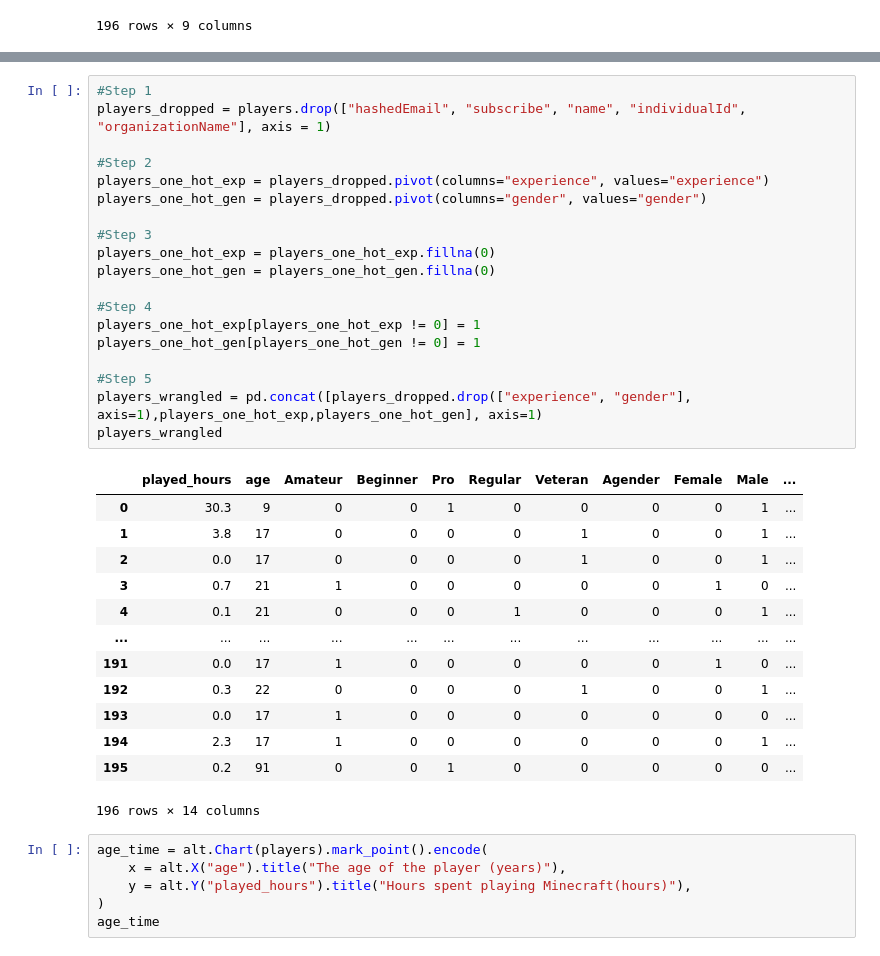
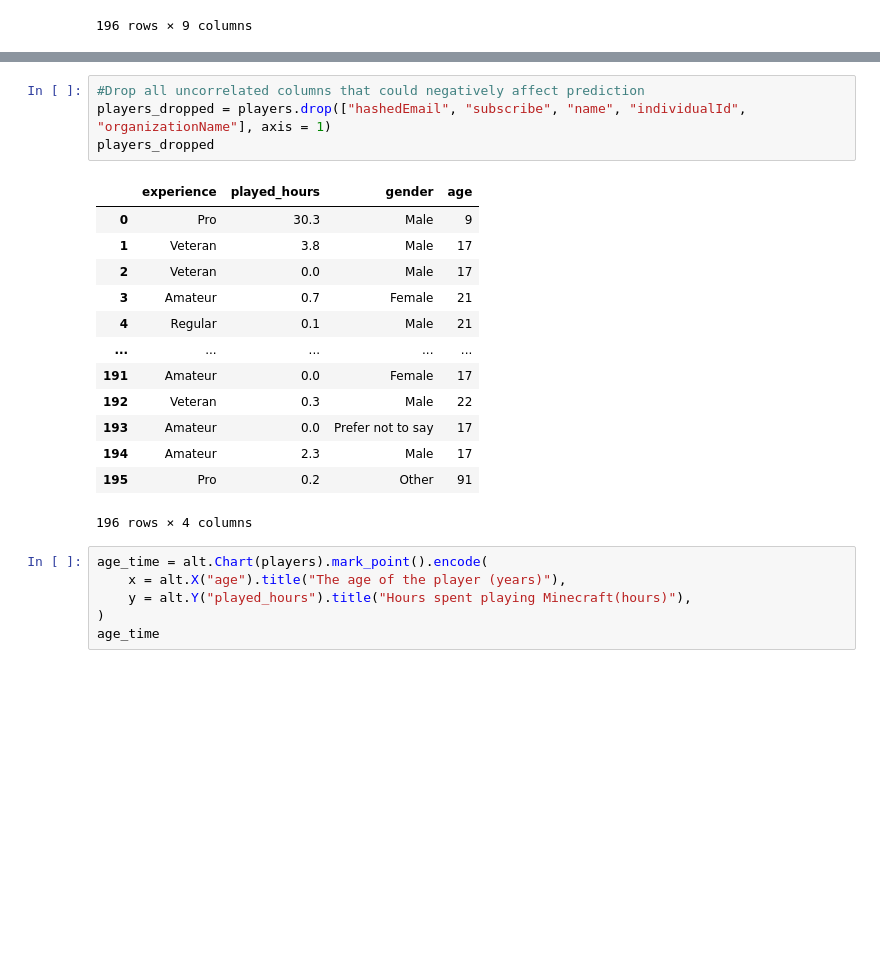
Before and after one commit to louisjyluo/DSCI-100-Group-Project, a Jupyter notebook: project_Louis_Luo.ipynb, the cells around one changed output, grey strips where cells are left out. Drawn from its saved outputs; the diff is of its cells as text; blank space fills up the shorter version.

Commit message:
feat: Completed Individual Section
# Will add changes if there's something I missed

```diff
--- a/project_Louis_Luo.ipynb
+++ b/project_Louis_Luo.ipynb
@@ -81,36 +63,21 @@ Join/"pd.concat" all the data frames together with the original data frame that
-# %%
-#Step 1
-players_dropped = players.drop(["hashedEmail", "subscribe", "name", "individualId", "organizationName"], axis = 1)
-
-#Step 2
-players_one_hot_exp = players_dropped.pivot(columns="experience", values="experience")
-players_one_hot_gen = players_dropped.pivot(columns="gender", values="gender")
-
-#Step 3
-players_one_hot_exp = players_one_hot_exp.fillna(0)
-players_one_hot_gen = players_one_hot_gen.fillna(0)
-
-#Step 4
-players_one_hot_exp[players_one_hot_exp != 0] = 1
-players_one_hot_gen[players_one_hot_gen != 0] = 1
-
-#Step 5
-players_wrangled = pd.concat([players_dropped.drop(["experience", "gender"], axis=1),players_one_hot_exp,players_one_hot_gen], axis=1)
-players_wrangled
-# %% [output]
-|  | played_hours | age | Amateur | Beginner | Pro | Regular | Veteran | Agender | Female | Male | ... |
-| 0 | 30.3 | 9 | 0 | 0 | 1 | 0 | 0 | 0 | 0 | 1 | ... |
-| 1 | 3.8 | 17 | 0 | 0 | 0 | 0 | 1 | 0 | 0 | 1 | ... |
-| 2 | 0.0 | 17 | 0 | 0 | 0 | 0 | 1 | 0 | 0 | 1 | ... |
-| 3 | 0.7 | 21 | 1 | 0 | 0 | 0 | 0 | 0 | 1 | 0 | ... |
-| 4 | 0.1 | 21 | 0 | 0 | 0 | 1 | 0 | 0 | 0 | 1 | ... |
-| ... | ... | ... | ... | ... | ... | ... | ... | ... | ... | ... | ... |
-| 191 | 0.0 | 17 | 1 | 0 | 0 | 0 | 0 | 0 | 1 | 0 | ... |
-| 192 | 0.3 | 22 | 0 | 0 | 0 | 0 | 1 | 0 | 0 | 1 | ... |
-| 193 | 0.0 | 17 | 1 | 0 | 0 | 0 | 0 | 0 | 0 | 0 | ... |
-| 194 | 2.3 | 17 | 1 | 0 | 0 | 0 | 0 | 0 | 0 | 1 | ... |
-| 195 | 0.2 | 91 | 0 | 0 | 1 | 0 | 0 | 0 | 0 | 0 | ... |
-196 rows × 14 columns
+# %%
+#Drop all uncorrelated columns that could negatively affect prediction
+players_dropped = players.drop(["hashedEmail", "subscribe", "name", "individualId", "organizationName"], axis = 1)
+players_dropped
+# %% [output]
+|  | experience | played_hours | gender | age |
+| 0 | Pro | 30.3 | Male | 9 |
+| 1 | Veteran | 3.8 | Male | 17 |
+| 2 | Veteran | 0.0 | Male | 17 |
+| 3 | Amateur | 0.7 | Female | 21 |
+| 4 | Regular | 0.1 | Male | 21 |
+| ... | ... | ... | ... | ... |
+| 191 | Amateur | 0.0 | Female | 17 |
+| 192 | Veteran | 0.3 | Male | 22 |
+| 193 | Amateur | 0.0 | Prefer not to say | 17 |
+| 194 | Amateur | 2.3 | Male | 17 |
+| 195 | Pro | 0.2 | Other | 91 |
+196 rows × 4 columns
 # %%
 age_time = alt.Chart(players).mark_point().encode(
     x = alt.X("age").title("The age of the player (years)"),
```
Also changed, not shown: parts of 4 cells of this notebook.
